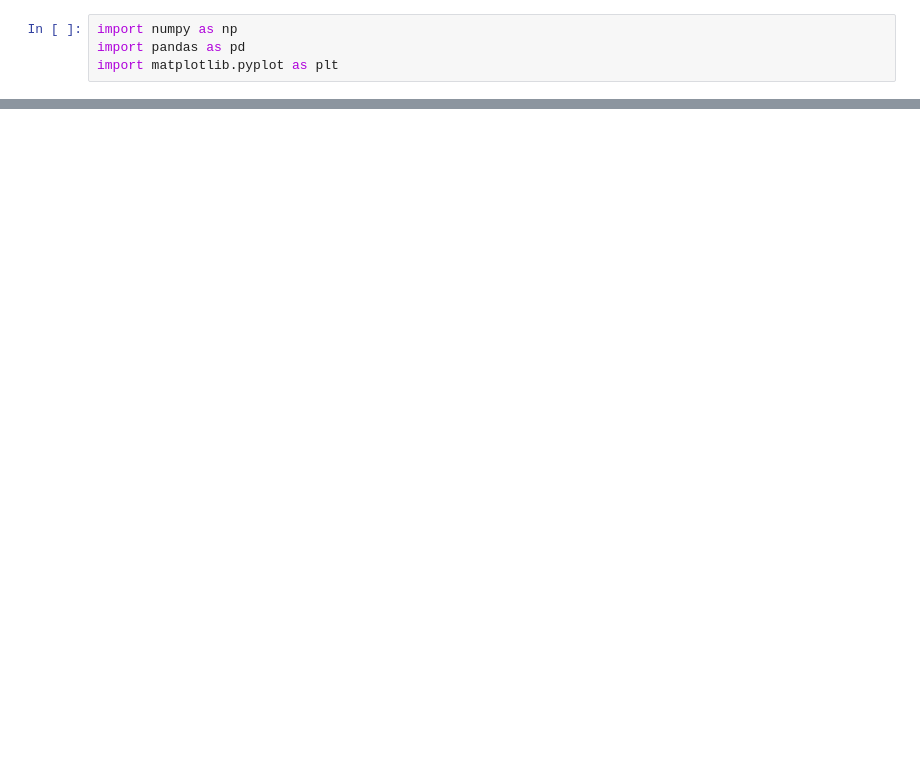
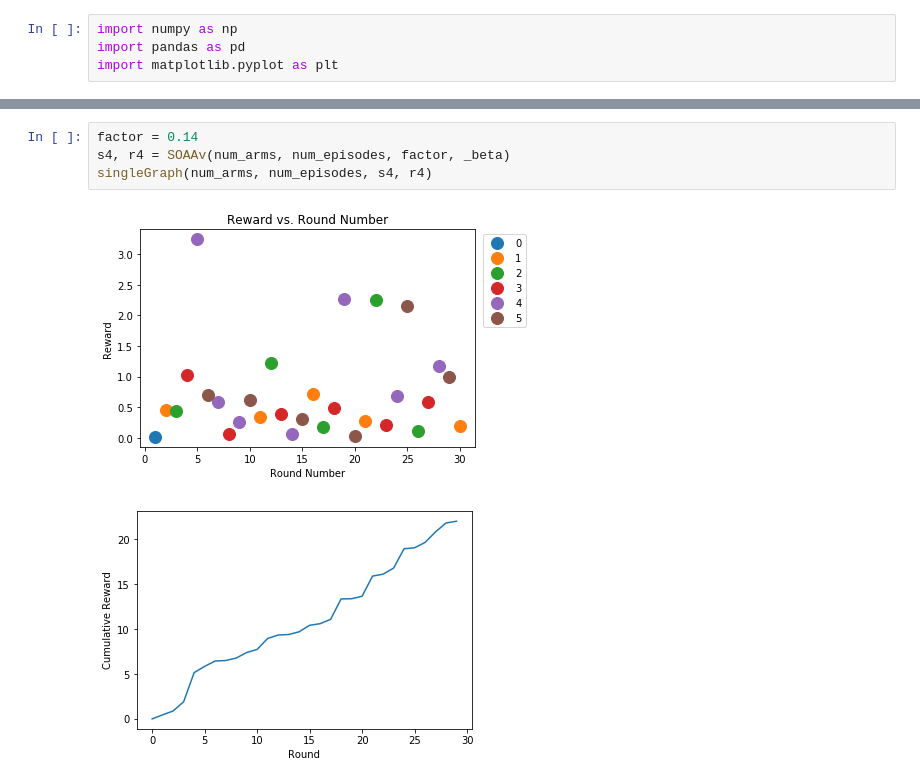
Before and after one commit to skaraoglu/Multi-armed-bandits, a Jupyter notebook: bandits.ipynb, the cells around one changed output, grey strips where cells are left out. Drawn from its saved outputs; the diff is of its cells as text; blank space fills up the shorter version.

```diff
--- a/bandits.ipynb
+++ b/bandits.ipynb
@@ -360,0 +377,7 @@ multiGraph(num_arms, num_episodes, budget, epsilon, factor)
+# %%
+factor = 0.14
+s4, r4 = SOAAv(num_arms, num_episodes, factor, _beta)
+singleGraph(num_arms, num_episodes, s4, r4)
+# %% [output]
+[figure, added]
+[figure, added]
```
Also changed, not shown: parts of 41 cells of this notebook.
